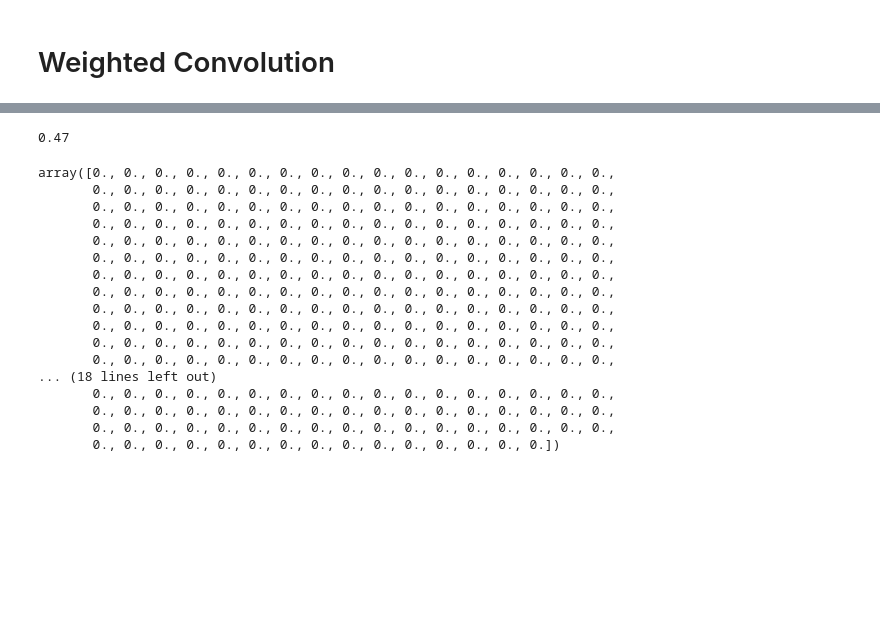
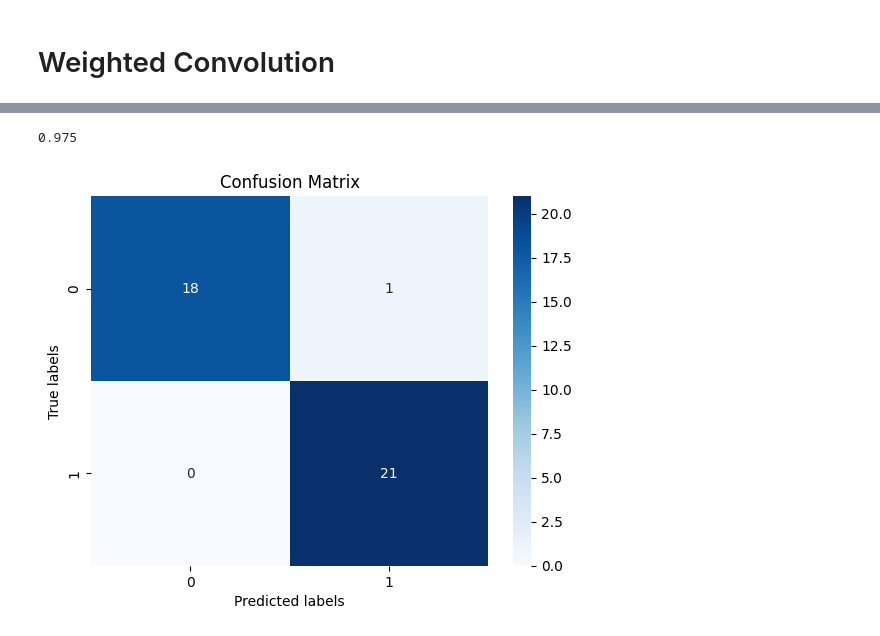
Before and after one commit to xiaoyuchen2020/intro-numerical-methods, a Jupyter notebook: hw/gaussian_process_classification.ipynb, the cells around one changed output, grey strips where cells are left out. Saved outputs shown, nothing was run; the diff lists cells and outputs as text; code cells hidden in the pictures; blank space fills up the shorter version.

```diff
--- a/hw/gaussian_process_classification.ipynb
+++ b/hw/gaussian_process_classification.ipynb
@@ -342,26 +230,35 @@ y_pred = gp.predict(X_test_wei_conv_standardized)
+# %%
+y_train_np = np.array(y_train).reshape(-1, 1)
+X_train_stand_tf = tf.convert_to_tensor(X_train_standardized, dtype=tf.float32)
+y_train_tf = tf.convert_to_tensor(y_train_np, dtype=tf.float32)
+# %%
+base_kernel = gpflow.kernels.SquaredExponential()
+conv_kernel = Conv(basekern=base_kernel, img_size=(28, 28), patch_size=(3, 3))
+
+y_train_np = np.array(y_train).reshape(-1, 1)
+model = gpflow.models.GPR(data=(X_train_stand_tf, y_train_tf), kernel=conv_kernel, mean_function=None)
+
+opt = gpflow.optimizers.Scipy()
+opt_logs = opt.minimize(model.training_loss, model.trainable_variables, options=dict(maxiter=100))
+# %%
+y_test_np = np.array(y_test).reshape(-1, 1)
+X_test_stand_tf = tf.convert_to_tensor(X_test_standardized, dtype=tf.float32)
+y_test_tf = tf.convert_to_tensor(y_test_np, dtype=tf.float32)
+# %%
+mean, var = model.predict_y(X_test_stand_tf)
+pred_labels = np.round(mean.numpy()).astype(int)
 # %%
-# Evaluate the model
-accuracy = accuracy_score(y_test, y_pred)
+accuracy = accuracy_score(y_test, pred_labels)
 print(accuracy)
 # %% [output]
-0.47
+0.975
-# %%
-X_train_wei_conv[100]
-# %% [output]
-array([0., 0., 0., 0., 0., 0., 0., 0., 0., 0., 0., 0., 0., 0., 0., 0., 0.,
-       0., 0., 0., 0., 0., 0., 0., 0., 0., 0., 0., 0., 0., 0., 0., 0., 0.,
-       0., 0., 0., 0., 0., 0., 0., 0., 0., 0., 0., 0., 0., 0., 0., 0., 0.,
-       0., 0., 0., 0., 0., 0., 0., 0., 0., 0., 0., 0., 0., 0., 0., 0., 0.,
-       0., 0., 0., 0., 0., 0., 0., 0., 0., 0., 0., 0., 0., 0., 0., 0., 0.,
-       0., 0., 0., 0., 0., 0., 0., 0., 0., 0., 0., 0., 0., 0., 0., 0., 0.,
-       0., 0., 0., 0., 0., 0., 0., 0., 0., 0., 0., 0., 0., 0., 0., 0., 0.,
-       0., 0., 0., 0., 0., 0., 0., 0., 0., 0., 0., 0., 0., 0., 0., 0., 0.,
-       0., 0., 0., 0., 0., 0., 0., 0., 0., 0., 0., 0., 0., 0., 0., 0., 0.,
-       0., 0., 0., 0., 0., 0., 0., 0., 0., 0., 0., 0., 0., 0., 0., 0., 0.,
-       0., 0., 0., 0., 0., 0., 0., 0., 0., 0., 0., 0., 0., 0., 0., 0., 0.,
-       0., 0., 0., 0., 0., 0., 0., 0., 0., 0., 0., 0., 0., 0., 0., 0., 0.,
-... (18 lines left out)
-       0., 0., 0., 0., 0., 0., 0., 0., 0., 0., 0., 0., 0., 0., 0., 0., 0.,
-       0., 0., 0., 0., 0., 0., 0., 0., 0., 0., 0., 0., 0., 0., 0., 0., 0.,
-       0., 0., 0., 0., 0., 0., 0., 0., 0., 0., 0., 0., 0., 0., 0., 0., 0.,
-       0., 0., 0., 0., 0., 0., 0., 0., 0., 0., 0., 0., 0., 0., 0.])
+# %%
+# Show confusion matrix
+cm = confusion_matrix(y_test, pred_labels)
+sns.heatmap(cm, annot=True, fmt='d', cmap='Blues')
+plt.xlabel('Predicted labels')
+plt.ylabel('True labels')
+plt.title('Confusion Matrix')
+plt.show()
+# %% [output]
+[figure, added]
```
Also changed, not shown: parts of 42 cells of this notebook, 3 other files.
